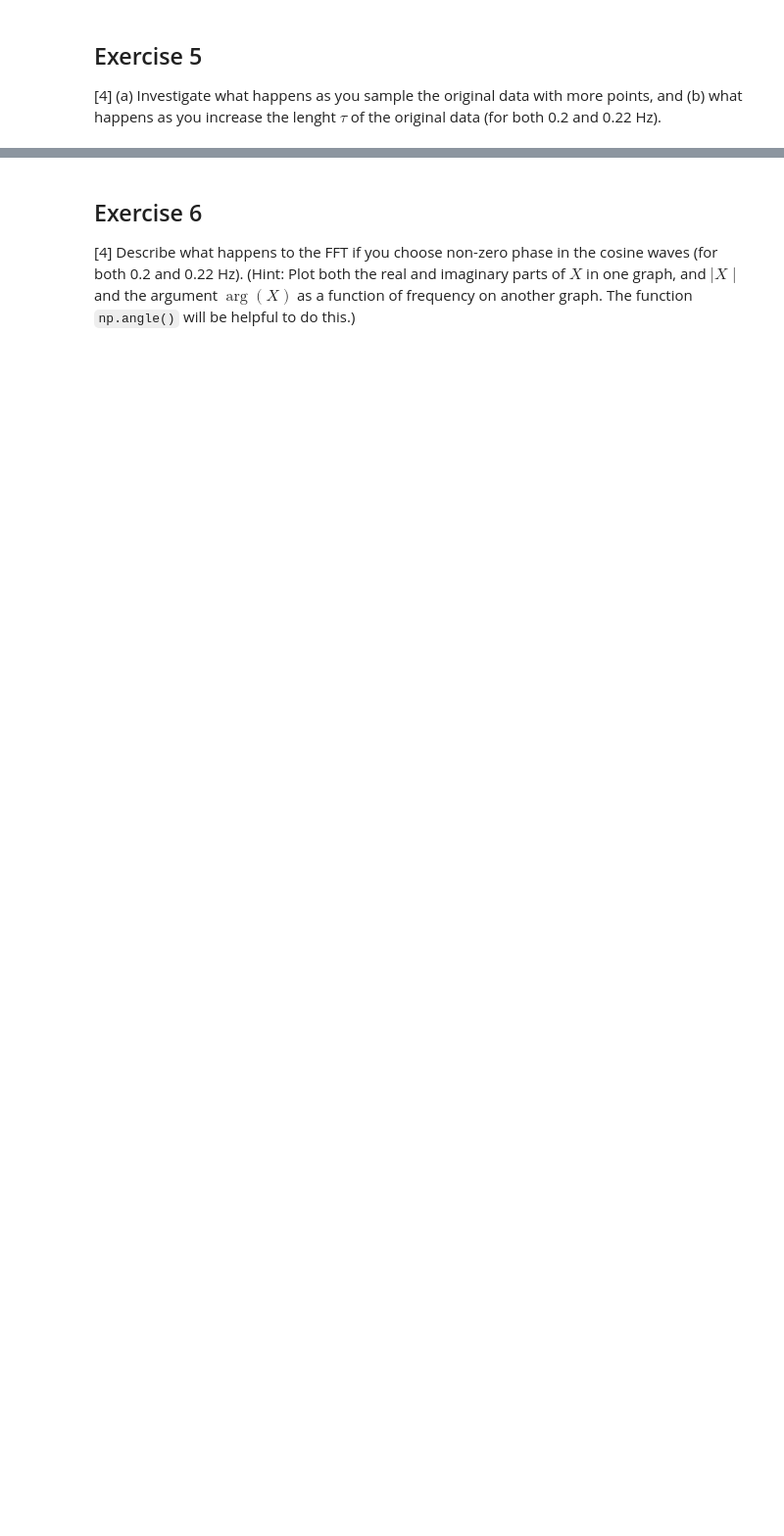
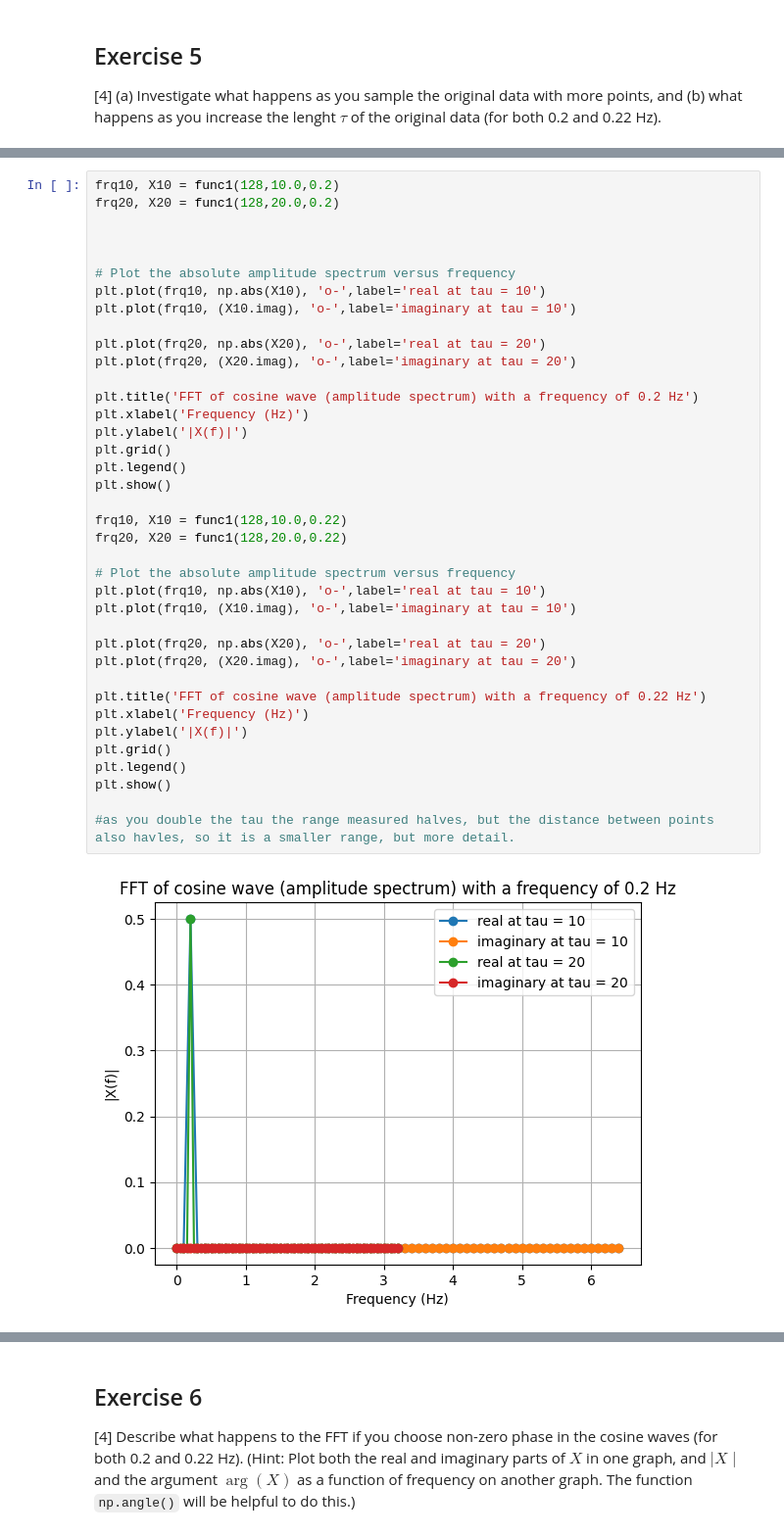
Before and after one commit to PX2145-2025/week-10-b-w-dummett, a Jupyter notebook: FFT.ipynb, the cells around one changed output, grey strips where cells are left out. Shown: that part at 98% size. Saved outputs shown, nothing was run; the diff lists cells and outputs as text; blank space fills up the shorter version.

```diff
--- a/FFT.ipynb
+++ b/FFT.ipynb
@@ -435,0 +544,40 @@ plt.show()
+# %%
+frq10, X10 = func1(128,10.0,0.2)
+frq20, X20 = func1(128,20.0,0.2)
+
+
+
+# Plot the absolute amplitude spectrum versus frequency
+plt.plot(frq10, np.abs(X10), 'o-',label='real at tau = 10')
+plt.plot(frq10, (X10.imag), 'o-',label='imaginary at tau = 10')
+
+plt.plot(frq20, np.abs(X20), 'o-',label='real at tau = 20')
+plt.plot(frq20, (X20.imag), 'o-',label='imaginary at tau = 20')
+
+plt.title('FFT of cosine wave (amplitude spectrum) with a frequency of 0.2 Hz')
+plt.xlabel('Frequency (Hz)')
+plt.ylabel('|X(f)|')
+plt.grid()
+plt.legend()
+plt.show()
+
+frq10, X10 = func1(128,10.0,0.22)
+frq20, X20 = func1(128,20.0,0.22)
+
+# Plot the absolute amplitude spectrum versus frequency
+plt.plot(frq10, np.abs(X10), 'o-',label='real at tau = 10')
+plt.plot(frq10, (X10.imag), 'o-',label='imaginary at tau = 10')
+
+plt.plot(frq20, np.abs(X20), 'o-',label='real at tau = 20')
+plt.plot(frq20, (X20.imag), 'o-',label='imaginary at tau = 20')
+
+plt.title('FFT of cosine wave (amplitude spectrum) with a frequency of 0.22 Hz')
+plt.xlabel('Frequency (Hz)')
+plt.ylabel('|X(f)|')
+plt.grid()
+plt.legend()
+plt.show()
+
+#as you double the tau the range measured halves, but the distance between points also havles, so it is a smaller range, but more detail.
+# %% [output]
+[figure, added]
```
Also changed, not shown: parts of 11 cells of this notebook.
